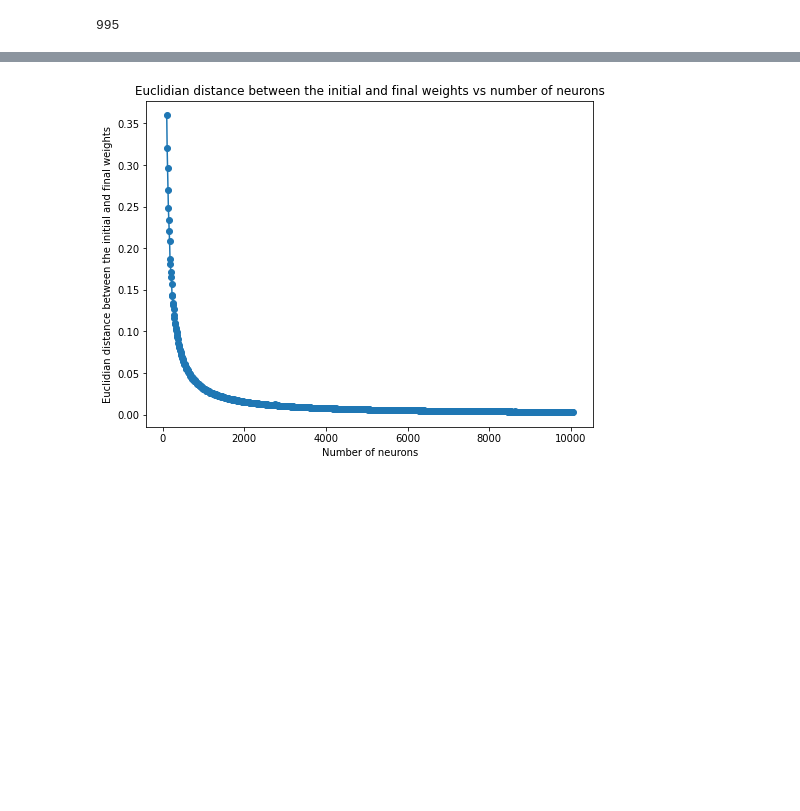
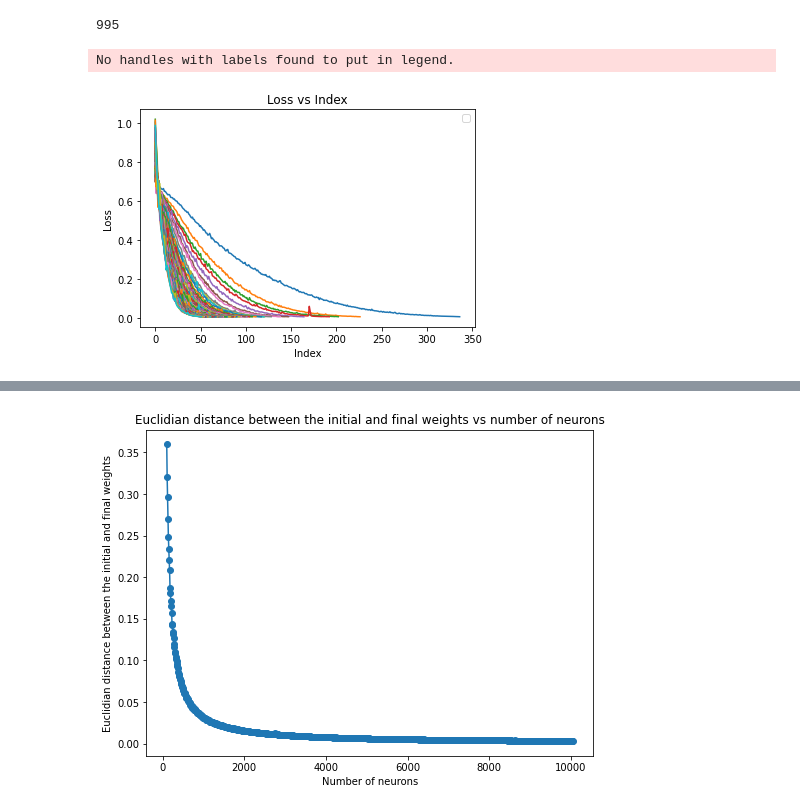
Before and after one commit to Kennethm-spec/Exploring-the-Limits-of-Lazy-Training-in-Neural-Networks, a Jupyter notebook: Loop_pytorch.ipynb, the cells around one changed output, grey strips where cells are left out. Saved outputs shown, nothing was run; the diff lists cells and outputs as text; code cells hidden in the pictures; blank space fills up the shorter version.

Commit message:
added the loss graphing to the single layer test

```diff
--- a/Loop_pytorch.ipynb
+++ b/Loop_pytorch.ipynb
@@ -215,8 +215,8 @@ import pickle
 data = pickle.load(open("results/data_big_plus.pkl", "rb"))
 initial = data["initial weights"]
 final = data["final weights"]
-losses = data[""]
-size = len(final)
+losses = np.array(data["losses"])
+size = len(losses)
 # %%
 print(size)
 # %% [output]
@@ -223,0 +226,14 @@ print(size)
+# %%
+for i in range(len(losses)):
+    if i % 10 == 0:
+        plt.plot(losses[i])
+
+# add legend, x and y axis labels and plot title
+plt.legend()
+plt.xlabel('Index')
+plt.ylabel('Loss')
+plt.title('Loss vs Index')
+plt.show()
+# %% [output]
+No handles with labels found to put in legend.
+[figure, added]
```
Also changed, not shown: parts of 2 cells of this notebook, 1 other file.
